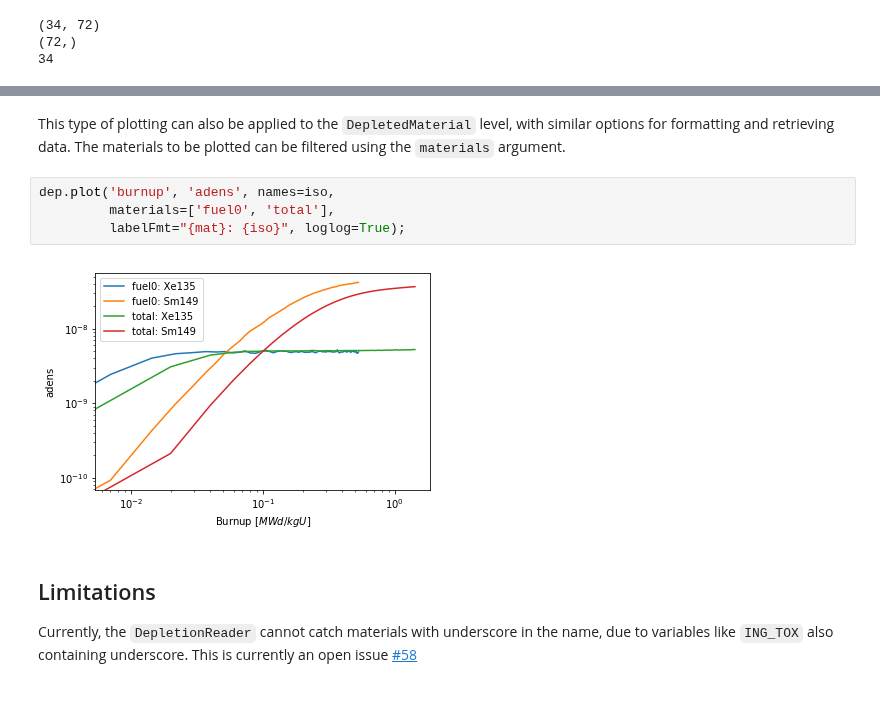
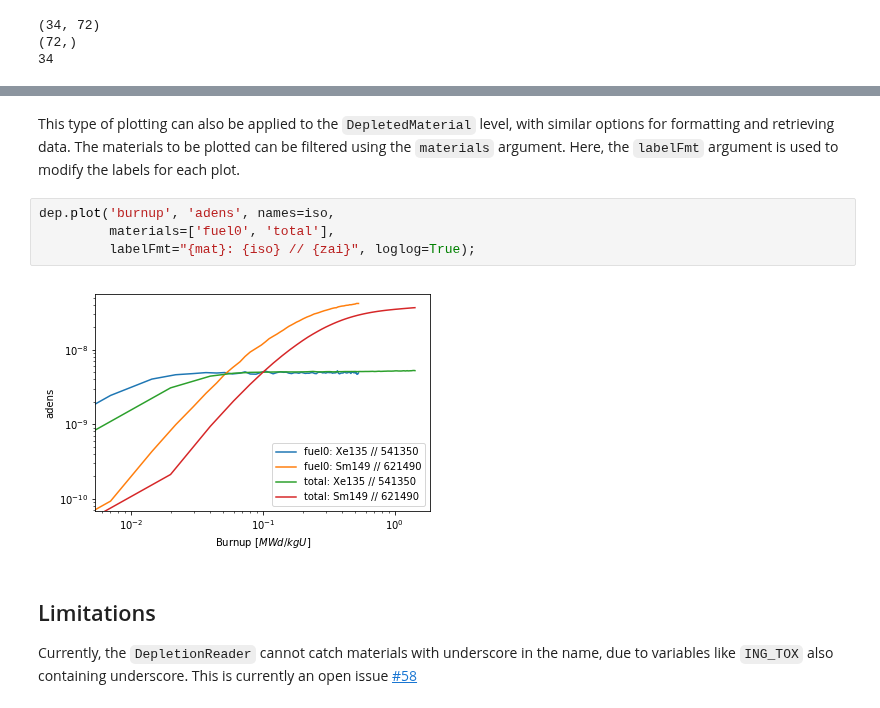
Before and after one commit to CORE-GATECH-GROUP/serpent-tools, a Jupyter notebook: examples/DepletionReader.ipynb, the cells around one changed output, grey strips where cells are left out. Drawn from its saved outputs; the diff is of its cells as text.

```diff
--- a/examples/DepletionReader.ipynb
+++ b/examples/DepletionReader.ipynb
@@ -156,11 +160,11 @@ fuel.plot('burnup', 'ingTox', names='Xe135', logy=True,
 # %% [markdown]
-This type of plotting can also be applied to the `DepletedMaterial` level, with similar options for formatting and retrieving data. The materials to be plotted can be filtered using the `materials` argument.
+This type of plotting can also be applied to the `DepletedMaterial` level, with similar options for formatting and retrieving data. The materials to be plotted can be filtered using the `materials` argument. Here, the `labelFmt` argument is used to modify the labels for each plot.
 # %%
 dep.plot('burnup', 'adens', names=iso,
          materials=['fuel0', 'total'],
-         labelFmt="{mat}: {iso}", loglog=True);
+         labelFmt="{mat}: {iso} // {zai}", loglog=True);
 # %% [output]
-[figure, old version]
+[figure, new version]
 # %% [markdown]
 ## Limitations
 Currently, the `DepletionReader` cannot catch materials with underscore in the name, due to variables like `ING_TOX` also containing underscore. This is currently an open issue [#58](https://github.com/CORE-GATECH-GROUP/serpent-tools/issues/58)
```
Also changed, not shown: parts of 13 cells of this notebook, 10 other files.
